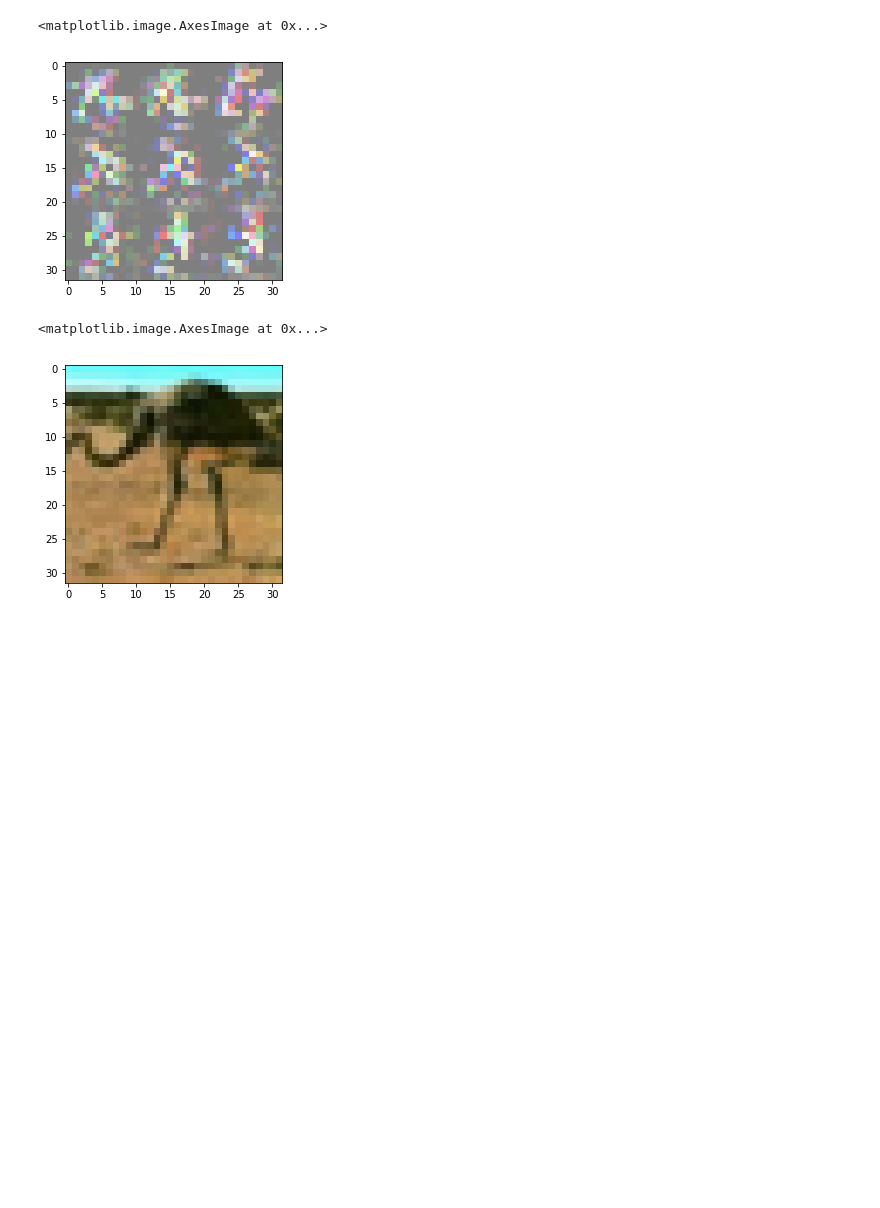
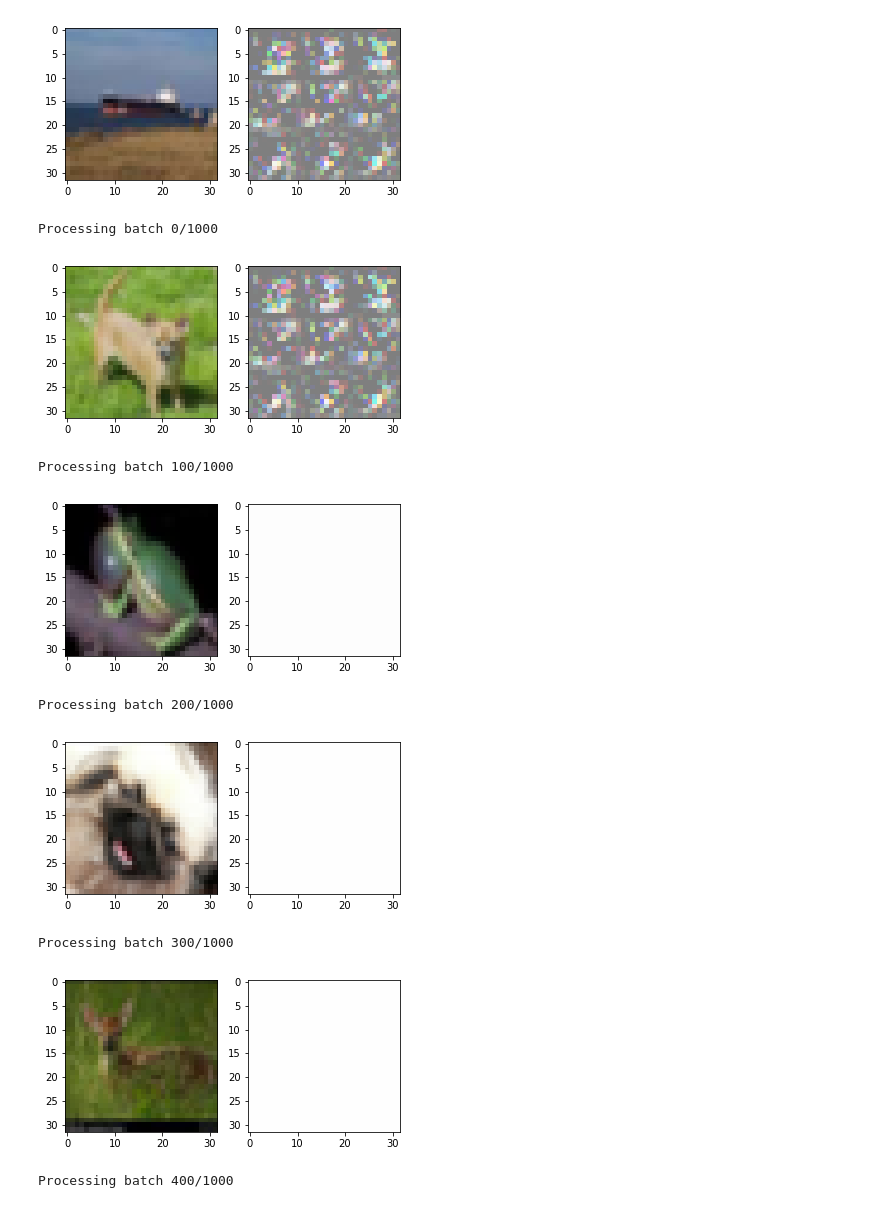
Before and after one commit to janlucasdeinhard/pyfiles, a Jupyter notebook: 11_PROJECT_GRAPHNN/HOPFIELD_end2end/PRECOMPRESSOR__v00.ipynb, the cells around one changed output. Cells and saved outputs as stored; diff of their text form; code cells hidden in the pictures; blank space fills up the shorter version.

Commit message:
Tried training the per-brain compressor, failed

```diff
--- a/11_PROJECT_GRAPHNN/HOPFIELD_end2end/PRECOMPRESSOR__v00.ipynb
+++ b/11_PROJECT_GRAPHNN/HOPFIELD_end2end/PRECOMPRESSOR__v00.ipynb
@@ -165,10 +174,68 @@ res = comp.forward(x=torch.Tensor(inp.reshape(-1,3,32,32))).detach().numpy().res
-# %%
-plt.imshow(res[0])
-# %% [output]
-<matplotlib.image.AxesImage at 0x...>
-[figure, removed]
-# %%
-plt.imshow(inp)
-# %% [output]
-<matplotlib.image.AxesImage at 0x...>
-[figure, removed]
+# %%
+NUM_BATCHES = 1000
+SAMPLES_PER_BATCH = 5
+# %%
+comp = PrebrainCompressor()
+
+criterion = torch.nn.MSELoss()
+optimizer = torch.optim.Adam(comp.parameters(), lr=0.1)
+
+print('Initial performance:\n')
+fig,ax = plt.subplots(ncols=2,nrows=1)
+c_inp = w_distr.sample()[0]
+c_out = comp.forward(x=torch.Tensor(c_inp.reshape(-1,3,32,32))).detach().numpy().reshape(-1,32,32,3)
+ax[0].imshow(c_inp)
+ax[1].imshow(c_out[0])
+plt.show()
+
+inputs_list = []
+outputs_list = []
+losses = []
+
+for batch_ctr in range(NUM_BATCHES):
+
+    if batch_ctr%int('1'+'0'*int(np.log10(NUM_BATCHES)-1))==0:
+        print('Processing batch {}/{}, example output:'.format(batch_ctr,NUM_BATCHES))
+
+        fig,ax = plt.subplots(ncols=2,nrows=1)
+        c_inp = w_distr.sample()[0]
+        c_out = comp.forward(x=torch.Tensor(c_inp.reshape(-1,3,32,32))).detach().numpy().reshape(-1,32,32,3)
+        ax[0].imshow(c_inp)
+        ax[1].imshow(c_out[0])
+        plt.show()
+
+    c_batch = w_distr.sample(SAMPLES_PER_BATCH)
+    inputs_list.append(c_batch)
+
+    c_outputs = comp.forward(x=torch.Tensor(c_batch.reshape(-1,3,32,32)))
+    outputs_list.append(c_outputs.detach().numpy().reshape(SAMPLES_PER_BATCH,32,32,3))
+
+    loss = criterion(c_outputs,torch.Tensor(c_batch).reshape(-1,3,32,32))
+    losses.append(loss.detach().numpy())
+
+    optimizer.zero_grad()
+    loss.backward()
+    optimizer.step()
+
+inputs_list = np.stack(inputs_list,axis=0)
+outputs_list = np.stack(outputs_list,axis=0)
+losses = np.stack(losses,axis=0)
+
+print('\nFinal performance:\n')
+fig,ax = plt.subplots(ncols=2,nrows=1)
+c_inp = w_distr.sample()[0]
+c_out = comp.forward(x=torch.Tensor(c_inp.reshape(-1,3,32,32))).detach().numpy().reshape(-1,32,32,3)
+ax[0].imshow(c_inp)
+ax[1].imshow(c_out[0])
+plt.show()
+# %% [output]
+[figure, added]
+Processing batch 0/1000
+[figure, added]
+Processing batch 100/1000
+[figure, added]
+Processing batch 200/1000
+[figure, added]
+Processing batch 300/1000
+[figure, added]
+Processing batch 400/1000
```
Also changed, not shown: parts of 6 cells of this notebook, 1 other file.
